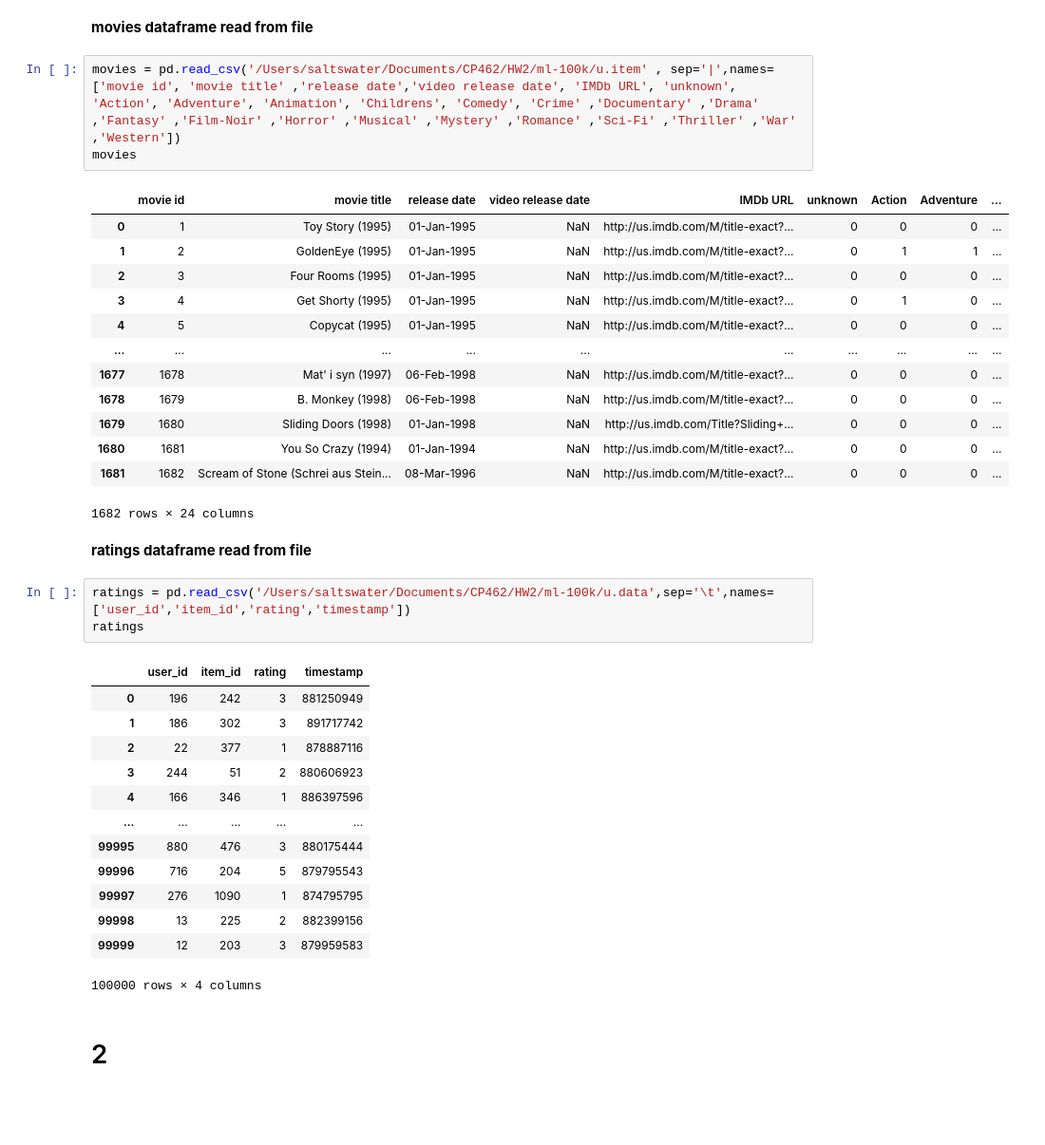
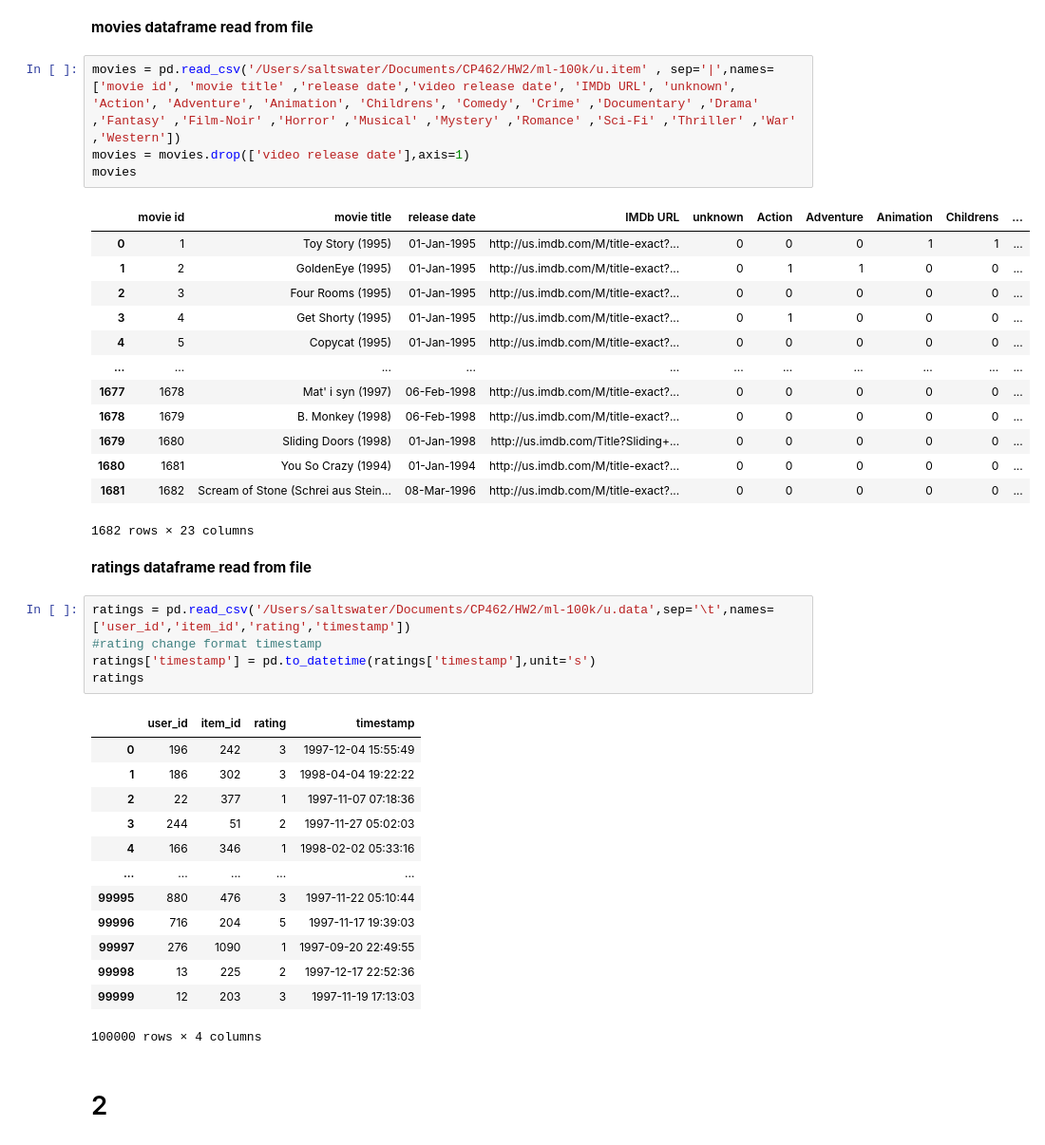
Before and after one commit to seazabuky/CP462, a Jupyter notebook: HW2/078_Nitis_HW2.ipynb, the cells around one changed output. Shown: that part at 95% size. Drawn from its saved outputs; the diff is of its cells as text; blank space fills up the shorter version.

```diff
--- a/HW2/078_Nitis_HW2.ipynb
+++ b/HW2/078_Nitis_HW2.ipynb
@@ -26,39 +26,42 @@ users
 **movies dataframe read from file**
 # %%
 movies = pd.read_csv('/Users/saltswater/Documents/CP462/HW2/ml-100k/u.item' , sep='|',names=['movie id', 'movie title' ,'release date','video release date', 'IMDb URL', 'unknown', 'Action', 'Adventure', 'Animation', 'Childrens', 'Comedy', 'Crime' ,'Documentary' ,'Drama' ,'Fantasy' ,'Film-Noir' ,'Horror' ,'Musical' ,'Mystery' ,'Romance' ,'Sci-Fi' ,'Thriller' ,'War' ,'Western'])
+movies = movies.drop(['video release date'],axis=1)
 movies
 # %% [output]
-|  | movie id | movie title | release date | video release date | IMDb URL | unknown | Action | Adventure | ... |
-| 0 | 1 | Toy Story (1995) | 01-Jan-1995 | NaN | http://us.imdb.com/M/title-exact?... | 0 | 0 | 0 | ... |
-| 1 | 2 | GoldenEye (1995) | 01-Jan-1995 | NaN | http://us.imdb.com/M/title-exact?... | 0 | 1 | 1 | ... |
-| 2 | 3 | Four Rooms (1995) | 01-Jan-1995 | NaN | http://us.imdb.com/M/title-exact?... | 0 | 0 | 0 | ... |
-| 3 | 4 | Get Shorty (1995) | 01-Jan-1995 | NaN | http://us.imdb.com/M/title-exact?... | 0 | 1 | 0 | ... |
-| 4 | 5 | Copycat (1995) | 01-Jan-1995 | NaN | http://us.imdb.com/M/title-exact?... | 0 | 0 | 0 | ... |
-| ... | ... | ... | ... | ... | ... | ... | ... | ... | ... |
-| 1677 | 1678 | Mat' i syn (1997) | 06-Feb-1998 | NaN | http://us.imdb.com/M/title-exact?... | 0 | 0 | 0 | ... |
-| 1678 | 1679 | B. Monkey (1998) | 06-Feb-1998 | NaN | http://us.imdb.com/M/title-exact?... | 0 | 0 | 0 | ... |
-| 1679 | 1680 | Sliding Doors (1998) | 01-Jan-1998 | NaN | http://us.imdb.com/Title?Sliding+... | 0 | 0 | 0 | ... |
-| 1680 | 1681 | You So Crazy (1994) | 01-Jan-1994 | NaN | http://us.imdb.com/M/title-exact?... | 0 | 0 | 0 | ... |
-| 1681 | 1682 | Scream of Stone (Schrei aus Stein... | 08-Mar-1996 | NaN | http://us.imdb.com/M/title-exact?... | 0 | 0 | 0 | ... |
+|  | movie id | movie title | release date | IMDb URL | unknown | Action | Adventure | Animation | Childrens | ... |
+| 0 | 1 | Toy Story (1995) | 01-Jan-1995 | http://us.imdb.com/M/title-exact?... | 0 | 0 | 0 | 1 | 1 | ... |
+| 1 | 2 | GoldenEye (1995) | 01-Jan-1995 | http://us.imdb.com/M/title-exact?... | 0 | 1 | 1 | 0 | 0 | ... |
+| 2 | 3 | Four Rooms (1995) | 01-Jan-1995 | http://us.imdb.com/M/title-exact?... | 0 | 0 | 0 | 0 | 0 | ... |
+| 3 | 4 | Get Shorty (1995) | 01-Jan-1995 | http://us.imdb.com/M/title-exact?... | 0 | 1 | 0 | 0 | 0 | ... |
+| 4 | 5 | Copycat (1995) | 01-Jan-1995 | http://us.imdb.com/M/title-exact?... | 0 | 0 | 0 | 0 | 0 | ... |
+| ... | ... | ... | ... | ... | ... | ... | ... | ... | ... | ... |
+| 1677 | 1678 | Mat' i syn (1997) | 06-Feb-1998 | http://us.imdb.com/M/title-exact?... | 0 | 0 | 0 | 0 | 0 | ... |
+| 1678 | 1679 | B. Monkey (1998) | 06-Feb-1998 | http://us.imdb.com/M/title-exact?... | 0 | 0 | 0 | 0 | 0 | ... |
+| 1679 | 1680 | Sliding Doors (1998) | 01-Jan-1998 | http://us.imdb.com/Title?Sliding+... | 0 | 0 | 0 | 0 | 0 | ... |
+| 1680 | 1681 | You So Crazy (1994) | 01-Jan-1994 | http://us.imdb.com/M/title-exact?... | 0 | 0 | 0 | 0 | 0 | ... |
+| 1681 | 1682 | Scream of Stone (Schrei aus Stein... | 08-Mar-1996 | http://us.imdb.com/M/title-exact?... | 0 | 0 | 0 | 0 | 0 | ... |
-1682 rows × 24 columns
+1682 rows × 23 columns
 # %% [markdown]
 **ratings dataframe read from file**
 # %%
 ratings = pd.read_csv('/Users/saltswater/Documents/CP462/HW2/ml-100k/u.data',sep='\t',names=['user_id','item_id','rating','timestamp'])
+#rating change format timestamp
+ratings['timestamp'] = pd.to_datetime(ratings['timestamp'],unit='s')
 ratings
 # %% [output]
 |  | user_id | item_id | rating | timestamp |
-| 0 | 196 | 242 | 3 | 881250949 |
-| 1 | 186 | 302 | 3 | 891717742 |
-| 2 | 22 | 377 | 1 | 878887116 |
-| 3 | 244 | 51 | 2 | 880606923 |
-| 4 | 166 | 346 | 1 | 886397596 |
+| 0 | 196 | 242 | 3 | 1997-12-04 15:55:49 |
+| 1 | 186 | 302 | 3 | 1998-04-04 19:22:22 |
+| 2 | 22 | 377 | 1 | 1997-11-07 07:18:36 |
+| 3 | 244 | 51 | 2 | 1997-11-27 05:02:03 |
+| 4 | 166 | 346 | 1 | 1998-02-02 05:33:16 |
 | ... | ... | ... | ... | ... |
-| 99995 | 880 | 476 | 3 | 880175444 |
-| 99996 | 716 | 204 | 5 | 879795543 |
-| 99997 | 276 | 1090 | 1 | 874795795 |
-| 99998 | 13 | 225 | 2 | 882399156 |
-| 99999 | 12 | 203 | 3 | 879959583 |
+| 99995 | 880 | 476 | 3 | 1997-11-22 05:10:44 |
+| 99996 | 716 | 204 | 5 | 1997-11-17 19:39:03 |
+| 99997 | 276 | 1090 | 1 | 1997-09-20 22:49:55 |
+| 99998 | 13 | 225 | 2 | 1997-12-17 22:52:36 |
+| 99999 | 12 | 203 | 3 | 1997-11-19 17:13:03 |
 100000 rows × 4 columns
 # %% [markdown]
 # 2
```
Also changed, not shown: parts of 2 cells of this notebook.
